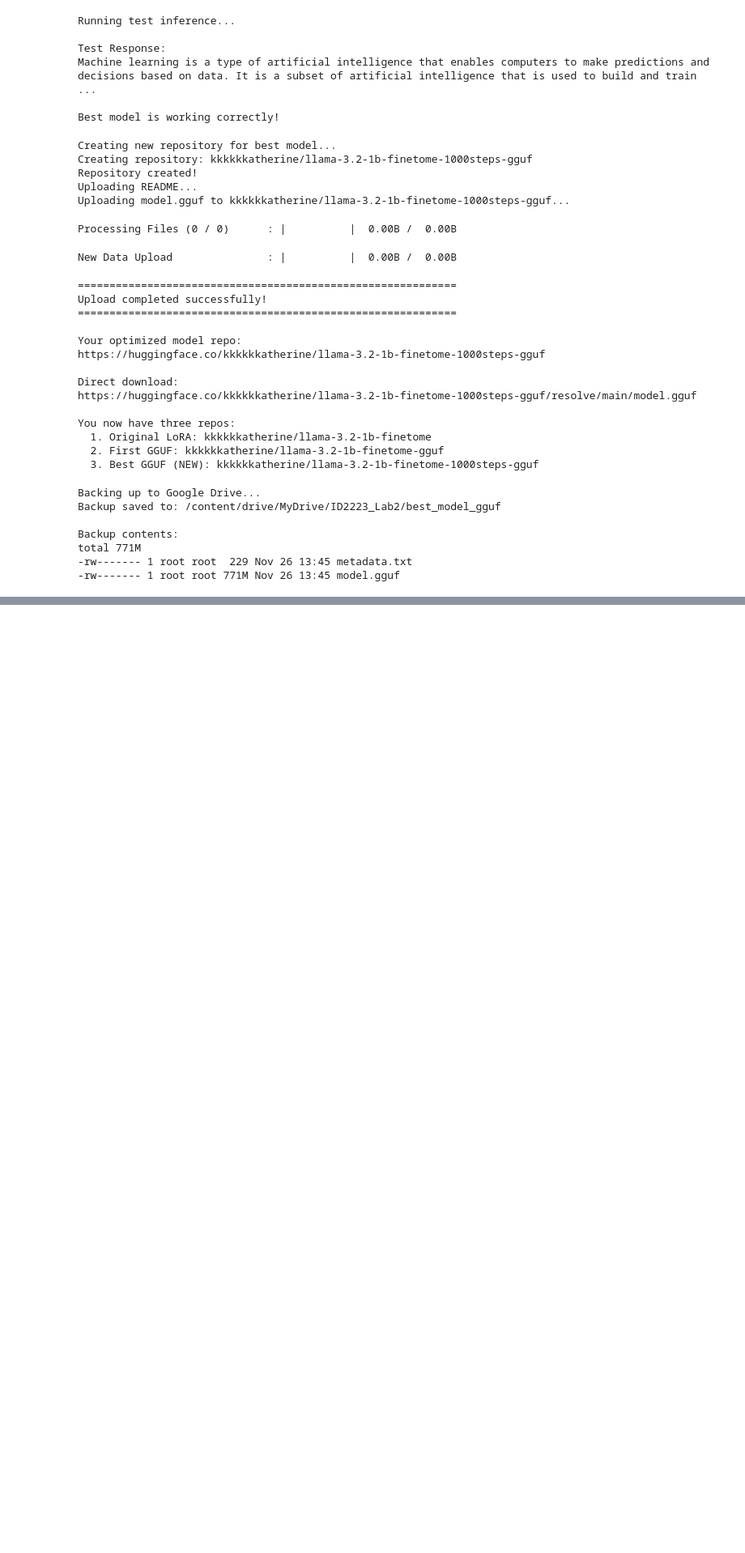
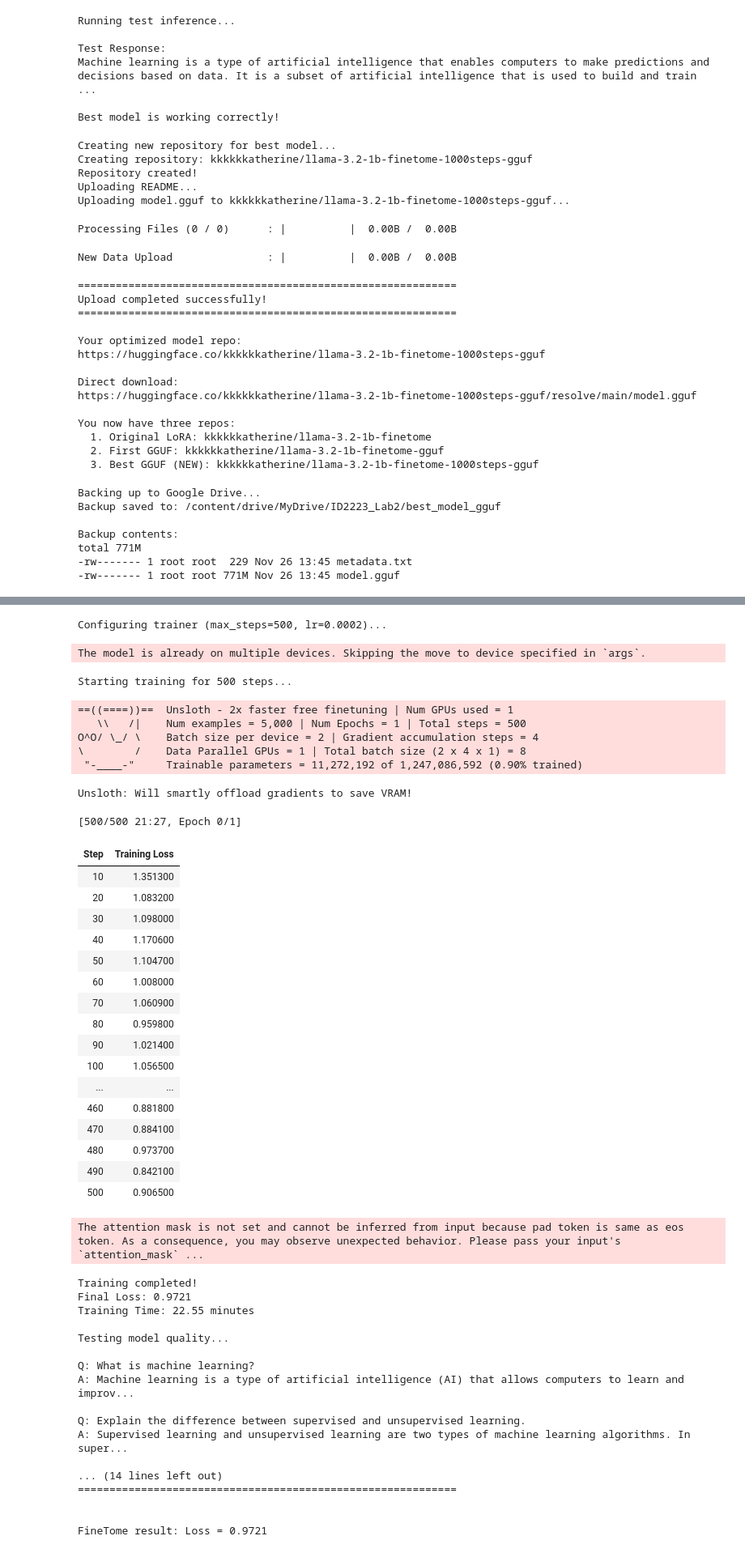
Before and after one commit to kkkkkkatherine01/ID2223_Lab2, a Jupyter notebook: notebooks/lab2_experiment.ipynb, the cells around one changed output, grey strips where cells are left out. Shown at 81% size. Saved outputs shown, nothing was run; the diff lists cells and outputs as text; code cells hidden in the pictures; blank space fills up the shorter version.

Commit message:
add data-centric

```diff
--- a/notebooks/lab2_experiment.ipynb
+++ b/notebooks/lab2_experiment.ipynb
@@ -1553,0 +1674,13 @@ total 771M
+# %%
+# Cell B: 训练实验 - FineTome
+result_finetome = run_training_experiment(
+    experiment_name="exp10_data_finetome",
+    dataset=dataset_finetome,  # 现在可以用了！
+    max_steps=500,
+    learning_rate=2e-4,
+    lora_r=16,
+    lora_alpha=16,
+)
+
+print(f"\nFineTome result: Loss = {result_finetome['metrics']['final_loss']:.4f}")
+# %% [output]
@@ -1553,0 +1701,45 @@ total 771M
+Configuring trainer (max_steps=500, lr=0.0002)...
+The model is already on multiple devices. Skipping the move to device specified in `args`.
+Starting training for 500 steps...
+==((====))==  Unsloth - 2x faster free finetuning | Num GPUs used = 1
+   \\   /|    Num examples = 5,000 | Num Epochs = 1 | Total steps = 500
+O^O/ \_/ \    Batch size per device = 2 | Gradient accumulation steps = 4
+\        /    Data Parallel GPUs = 1 | Total batch size (2 x 4 x 1) = 8
+ "-____-"     Trainable parameters = 11,272,192 of 1,247,086,592 (0.90% trained)
+Unsloth: Will smartly offload gradients to save VRAM!
+[500/500 21:27, Epoch 0/1]
+| Step | Training Loss |
+| 10 | 1.351300 |
+| 20 | 1.083200 |
+| 30 | 1.098000 |
+| 40 | 1.170600 |
+| 50 | 1.104700 |
+| 60 | 1.008000 |
+| 70 | 1.060900 |
+| 80 | 0.959800 |
+| 90 | 1.021400 |
+| 100 | 1.056500 |
+| ... | ... |
+| 460 | 0.881800 |
+| 470 | 0.884100 |
+| 480 | 0.973700 |
+| 490 | 0.842100 |
+| 500 | 0.906500 |
+The attention mask is not set and cannot be inferred from input because pad token is same as eos token. As a consequence, you may observe unexpected behavior. Please pass your input's `attention_mask` ...
+Training completed!
+Final Loss: 0.9721
+Training Time: 22.55 minutes
+
+Testing model quality...
+
+Q: What is machine learning?
+A: Machine learning is a type of artificial intelligence (AI) that allows computers to learn and improv...
+
+Q: Explain the difference between supervised and unsupervised learning.
+A: Supervised learning and unsupervised learning are two types of machine learning algorithms. In super...
+
+... (14 lines left out)
+============================================================
+
+
+FineTome result: Loss = 0.9721
```
Also changed, not shown: parts of 7 cells of this notebook, 2 other files.
